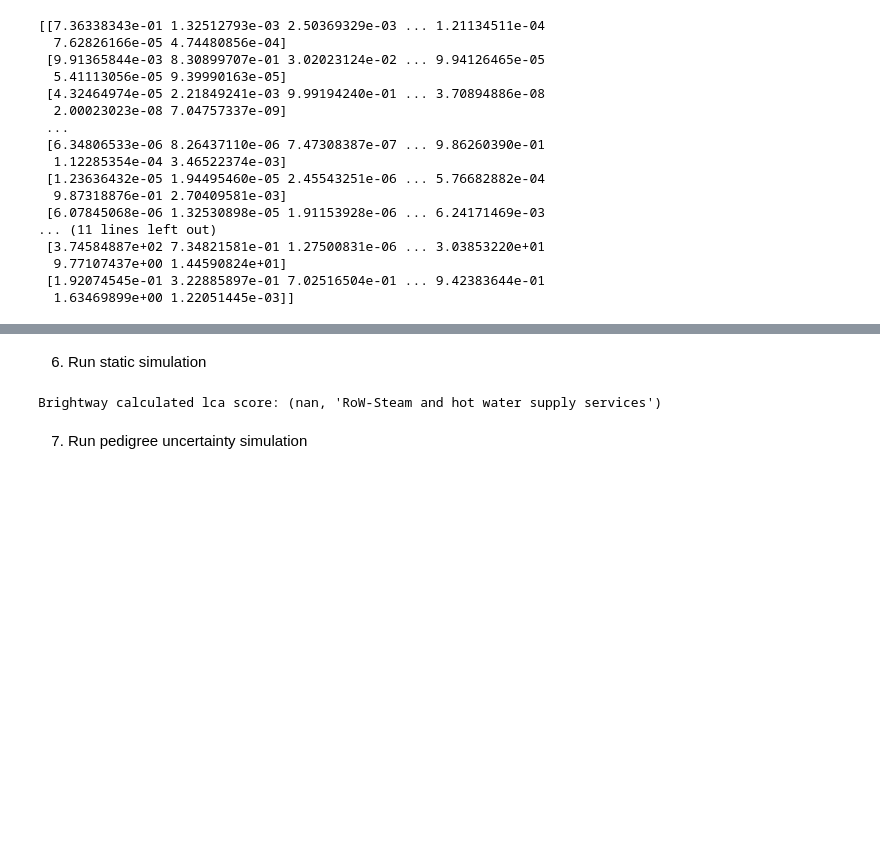
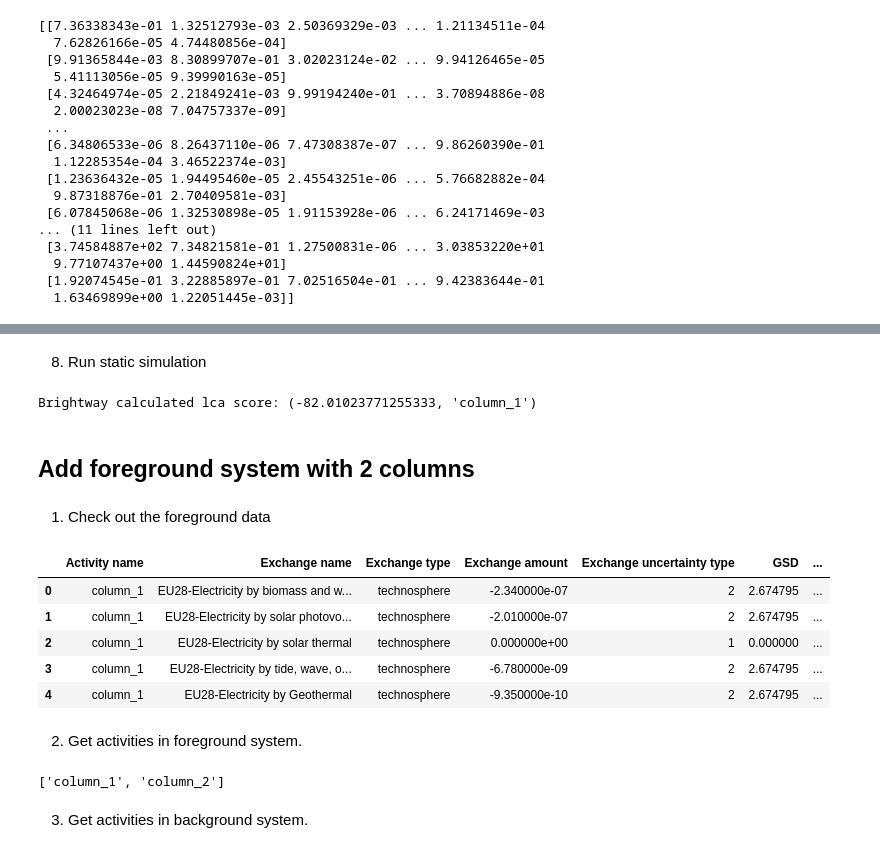
Before and after one commit to Annedrew/bamboo, a Jupyter notebook: notebooks/lca_with_foreground.ipynb, the cells around one changed output, grey strips where cells are left out. Saved outputs shown, nothing was run; the diff lists cells and outputs as text; code cells hidden in the pictures; blank space fills up the shorter version.

```diff
--- a/notebooks/lca_with_foreground.ipynb
+++ b/notebooks/lca_with_foreground.ipynb
@@ -121,17 +203,40 @@ datapackage = dp_builder.prepare_datapackage(datapackage_data)
 # %% [markdown]
-6. Run static simulation
+8. Run static simulation
 # %%
-mysector = bg_activities.index('RoW-Steam and hot water supply services')
+mysector = 0
+
+activities = fg_activities + bg_activities
 
 lca = bc.LCA(
             demand={mysector : 1},
-            data_objs=[datapackage],
+            data_objs=[datapackage_withfg],
         )
 lca.lci()
 lca.lcia()
 
-print(f"Brightway calculated lca score: {lca.score, bg_activities[mysector]}")
+print(f"Brightway calculated lca score: {lca.score, activities[mysector]}")
 # %% [output]
-Brightway calculated lca score: (nan, 'RoW-Steam and hot water supply services')
+Brightway calculated lca score: (-82.01023771255333, 'column_1')
-# %% [markdown]
-7. Run pedigree uncertainty simulation
+# %% [markdown]
+## Add foreground system with 2 columns
+# %% [markdown]
+1. Check out the foreground data
+# %%
+fg_df = pd.read_csv(FG_FILE_2COL, delimiter=",")
+fg_df.head()
+# %% [output]
+|  | Activity name | Exchange name | Exchange type | Exchange amount | Exchange uncertainty type | GSD | ... |
+| 0 | column_1 | EU28-Electricity by biomass and w... | technosphere | -2.340000e-07 | 2 | 2.674795 | ... |
+| 1 | column_1 | EU28-Electricity by solar photovo... | technosphere | -2.010000e-07 | 2 | 2.674795 | ... |
+| 2 | column_1 | EU28-Electricity by solar thermal | technosphere | 0.000000e+00 | 1 | 0.000000 | ... |
+| 3 | column_1 | EU28-Electricity by tide, wave, o... | technosphere | -6.780000e-09 | 2 | 2.674795 | ... |
+| 4 | column_1 | EU28-Electricity by Geothermal | technosphere | -9.350000e-10 | 2 | 2.674795 | ... |
+# %% [markdown]
+2. Get activities in foreground system.
+# %%
+fg_activities = get_fg_activities(FG_FILE_2COL, ",")
+fg_activities
+# %% [output]
+['column_1', 'column_2']
+# %% [markdown]
+3. Get activities in background system.
```
Also changed, not shown: parts of 43 cells of this notebook, 2 other files.
